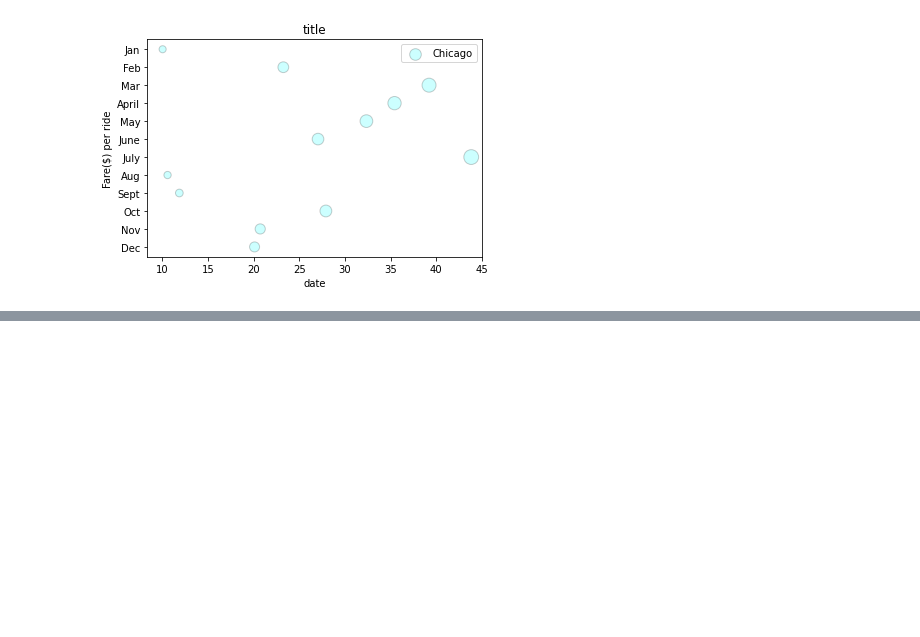
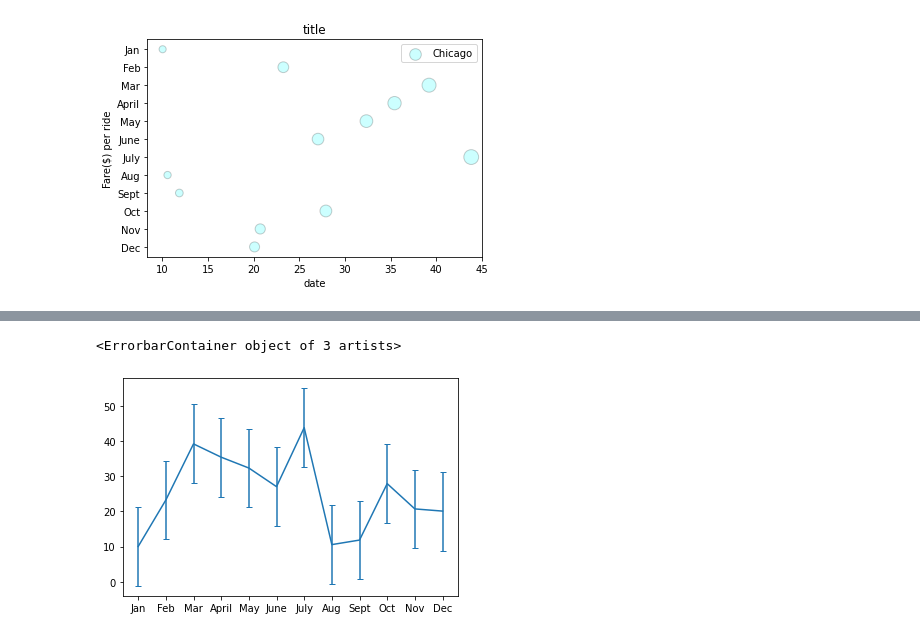
Before and after one commit to ccwillmore/PyBer_Analysis, a Jupyter notebook: matplotlib_practice.ipynb, the cells around one changed output, grey strips where cells are left out. Drawn from its saved outputs; the diff is of its cells as text; code cells hidden in the pictures; blank space fills up the shorter version.

```diff
--- a/matplotlib_practice.ipynb
+++ b/matplotlib_practice.ipynb
@@ -116,0 +129,2 @@ ax.legend()
+# %%
+stdev=statistics.stdev(y_axis)
@@ -116,0 +135,5 @@ ax.legend()
+# %%
+plt.errorbar(x_axis,y_axis,yerr=stdev,capsize=3)
+# %% [output]
+<ErrorbarContainer object of 3 artists>
+[figure, added]
```
Also changed, not shown: parts of 9 cells of this notebook, 5 other files.
